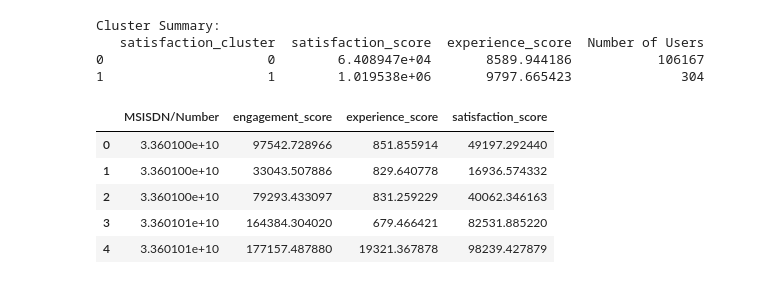
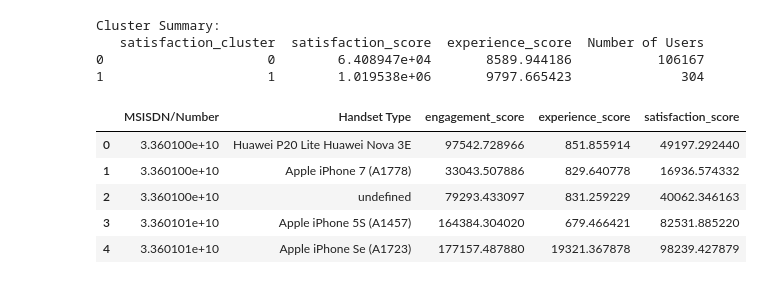
Before and after one commit to BlenSeleshi/Week2, a Jupyter notebook: notebooks/Task_4.ipynb, the cells around one changed output. Drawn from its saved outputs; the diff is of its cells as text; code cells hidden in the pictures.

Commit message:
Added Handset Related Analysis to the Satisfaction Analysis

```diff
--- a/notebooks/Task_4.ipynb
+++ b/notebooks/Task_4.ipynb
@@ -96,8 +96,8 @@ Task 4.2 - Calculate Satisfaction Score and Report Top 10 Satisfied Customers
 Merge the DataFrames
 # %%
 # Merge the two DataFrames on the 'MSISDN/Number' column
-df_merged = pd.merge(engagement_df[['MSISDN/Number', 'engagement_score']],
-                     experience_df[['MSISDN/Number', 'experience_score']],
+df_merged = pd.merge(engagement_df[['MSISDN/Number','Handset Type','engagement_score']],
+                     experience_df[['MSISDN/Number','experience_score']],
                      on='MSISDN/Number',
                      how='inner')
 # %% [markdown]
@@ -189,27 +189,27 @@ DB_PASSWORD = os.getenv("DB_PASSWORD")
 # %%
 
 # Establish a connection to the PostgreSQL database
         # Create a connection string
 connection_string = f"postgresql+psycopg2://{DB_USER}:{DB_PASSWORD}@{DB_HOST}:{DB_PORT}/{DB_NAME}"
 
         # Create an SQLAlchemy engine
 engine = create_engine(connection_string)
 
 # Export the dataframe to a table in PostgreSQL
-df_merged[['MSISDN/Number', 'engagement_score', 'experience_score', 'satisfaction_score']].to_sql(
+df_merged[['MSISDN/Number','Handset Type','engagement_score', 'experience_score', 'satisfaction_score']].to_sql(
     'customer_satisfaction',
     con=engine,
     if_exists='replace',
     index=False
 )
 
 # Run a SELECT query to verify
 result = pd.read_sql("SELECT * FROM customer_satisfaction LIMIT 10", con=engine)
 result.head()
 # %% [output]
-|  | MSISDN/Number | engagement_score | experience_score | satisfaction_score |
-| 0 | 3.360100e+10 | 97542.728966 | 851.855914 | 49197.292440 |
-| 1 | 3.360100e+10 | 33043.507886 | 829.640778 | 16936.574332 |
-| 2 | 3.360100e+10 | 79293.433097 | 831.259229 | 40062.346163 |
-| 3 | 3.360101e+10 | 164384.304020 | 679.466421 | 82531.885220 |
-| 4 | 3.360101e+10 | 177157.487880 | 19321.367878 | 98239.427879 |
+|  | MSISDN/Number | Handset Type | engagement_score | experience_score | satisfaction_score |
+| 0 | 3.360100e+10 | Huawei P20 Lite Huawei Nova 3E | 97542.728966 | 851.855914 | 49197.292440 |
+| 1 | 3.360100e+10 | Apple iPhone 7 (A1778) | 33043.507886 | 829.640778 | 16936.574332 |
+| 2 | 3.360100e+10 | undefined | 79293.433097 | 831.259229 | 40062.346163 |
+| 3 | 3.360101e+10 | Apple iPhone 5S (A1457) | 164384.304020 | 679.466421 | 82531.885220 |
+| 4 | 3.360101e+10 | Apple iPhone Se (A1723) | 177157.487880 | 19321.367878 | 98239.427879 |
```
Also changed, not shown: parts of 3 cells of this notebook, 1 other file.
